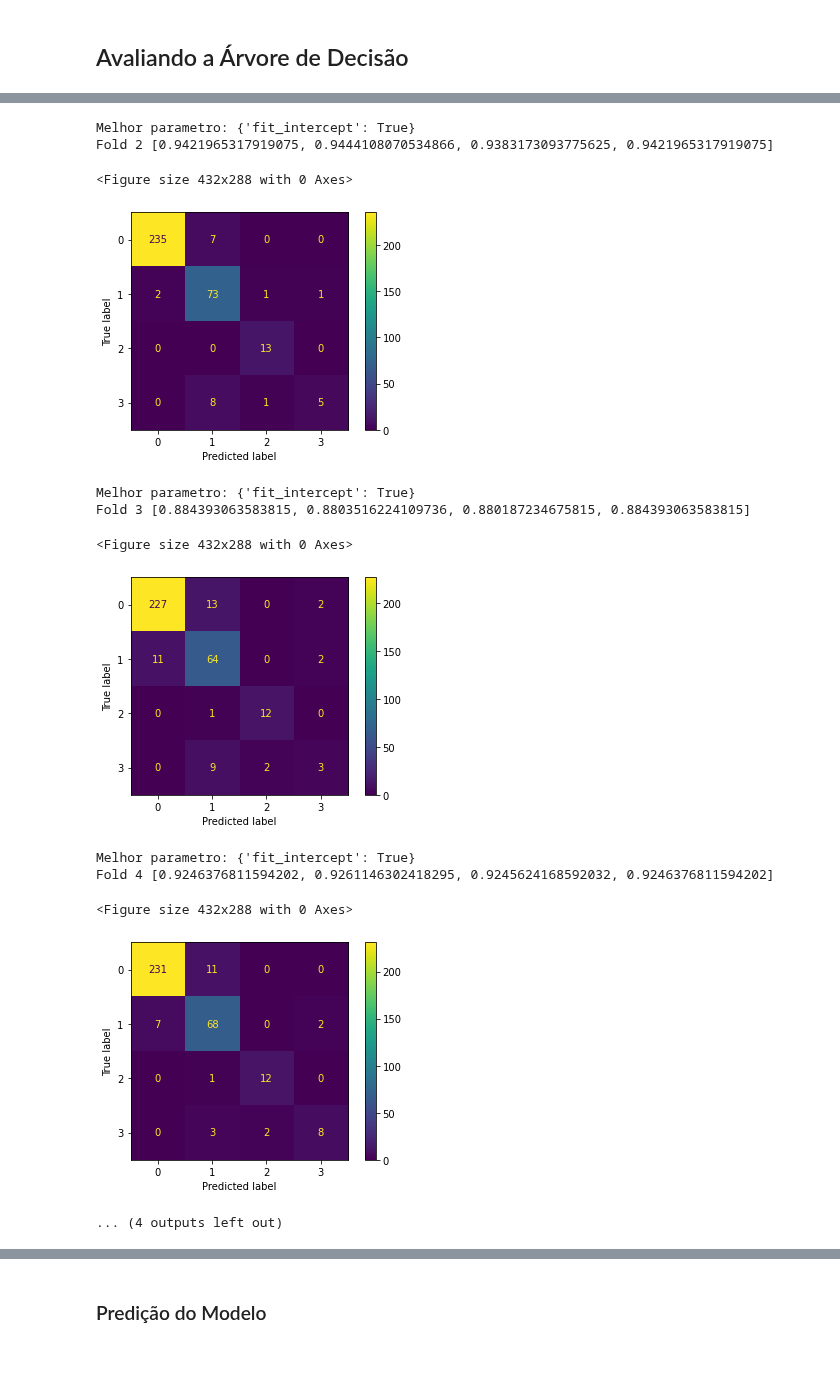
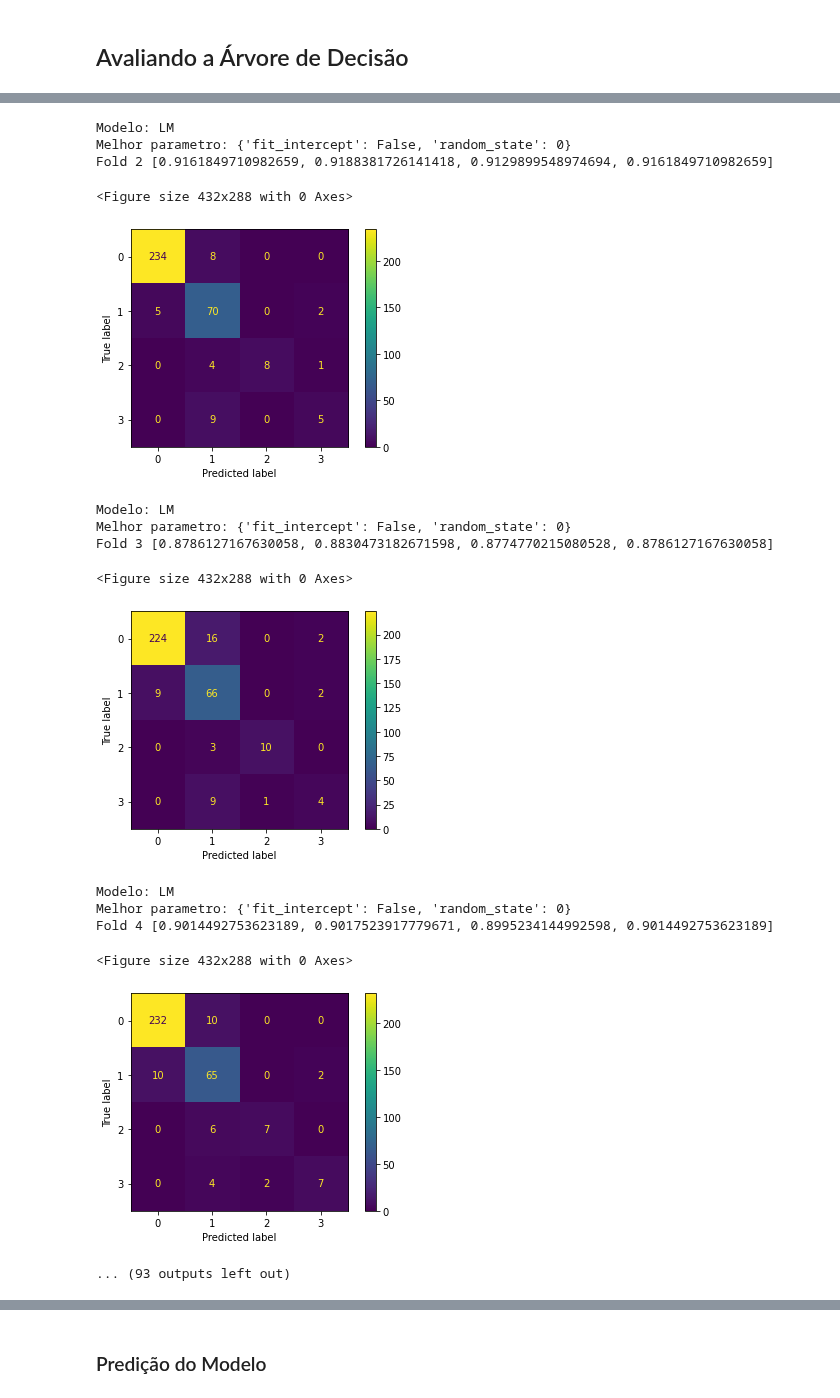
Before and after one commit to lucas-fpaiva/AnalisePred-PES, a Jupyter notebook: Projeto/car_eval/classifier_car.ipynb, the cells around one changed output, grey strips where cells are left out. Cells and saved outputs as stored; diff of their text form; code cells hidden in the pictures; blank space fills up the shorter version.

Commit message:
Funcional, incluído modelos BNB e SVC

```diff
--- a/Projeto/car_eval/classifier_car.ipynb
+++ b/Projeto/car_eval/classifier_car.ipynb
@@ -181,6 +170,7 @@ data = data_k_fold(data, 5, 'class', 'id', features)
 data.to_csv("data_processed.csv")
 # %%
 data = pd.read_csv('https://raw.githubusercontent.com/lucas-fpaiva/AnalisePred_I/main/Projeto/car_eval/data_processed.csv', index_col=0)
+features = data.columns[1:-1]
 # %%
 data.head()
 # %% [output]
@@ -200,7 +190,7 @@ sns.boxplot(data = data, y='class',x='fold',palette='Set1')
 ## Avaliando a Árvore de Decisão
 # %%
 data_results = pd.DataFrame([],columns=['accuracy', 'precision', 'f1_score','recall', 'fold','model','parameters'])
-models = ["LM", "KNN", "MLP", "DT", "RF", "BNB", "GNB", "SVC"]
+models = ["LM", "KNN", "MLP", "DT", "RF", "BNB", "SVC"]
 
 for name_model in models:
   results = []
@@ -218,6 +208,7 @@ for name_model in models:
     model.fit(x_treino, y_treino)
     y_pred= model.predict(x_teste)
 
+    print("Modelo:", name_model)
     print("Melhor parametro:", best_parameters)
     print("Fold", k, metrics(y_teste.values, y_pred))
 
@@ -241,18 +233,21 @@ Fold 1 [0.9161849710982659, 0.9152714105375058, 0.9090182809342545, 0.9161849710
 <Figure size 432x288 with 0 Axes>
 [figure]
-Melhor parametro: {'fit_intercept': True}
-Fold 2 [0.9421965317919075, 0.9444108070534866, 0.9383173093775625, 0.9421965317919075]
+Modelo: LM
+Melhor parametro: {'fit_intercept': False, 'random_state': 0}
+Fold 2 [0.9161849710982659, 0.9188381726141418, 0.9129899548974694, 0.9161849710982659]
 <Figure size 432x288 with 0 Axes>
 [figure]
-Melhor parametro: {'fit_intercept': True}
-Fold 3 [0.884393063583815, 0.8803516224109736, 0.880187234675815, 0.884393063583815]
+Modelo: LM
+Melhor parametro: {'fit_intercept': False, 'random_state': 0}
+Fold 3 [0.8786127167630058, 0.8830473182671598, 0.8774770215080528, 0.8786127167630058]
 <Figure size 432x288 with 0 Axes>
-[figure, old version]
+[figure, new version]
-Melhor parametro: {'fit_intercept': True}
-Fold 4 [0.9246376811594202, 0.9261146302418295, 0.9245624168592032, 0.9246376811594202]
+Modelo: LM
+Melhor parametro: {'fit_intercept': False, 'random_state': 0}
+Fold 4 [0.9014492753623189, 0.9017523917779671, 0.8995234144992598, 0.9014492753623189]
 <Figure size 432x288 with 0 Axes>
-[figure, old version]
+[figure, new version]
-... (4 outputs left out)
+... (93 outputs left out)
 # %%
 data_results.mean()
 # %% [output]
```
Also changed, not shown: parts of 10 cells of this notebook.
